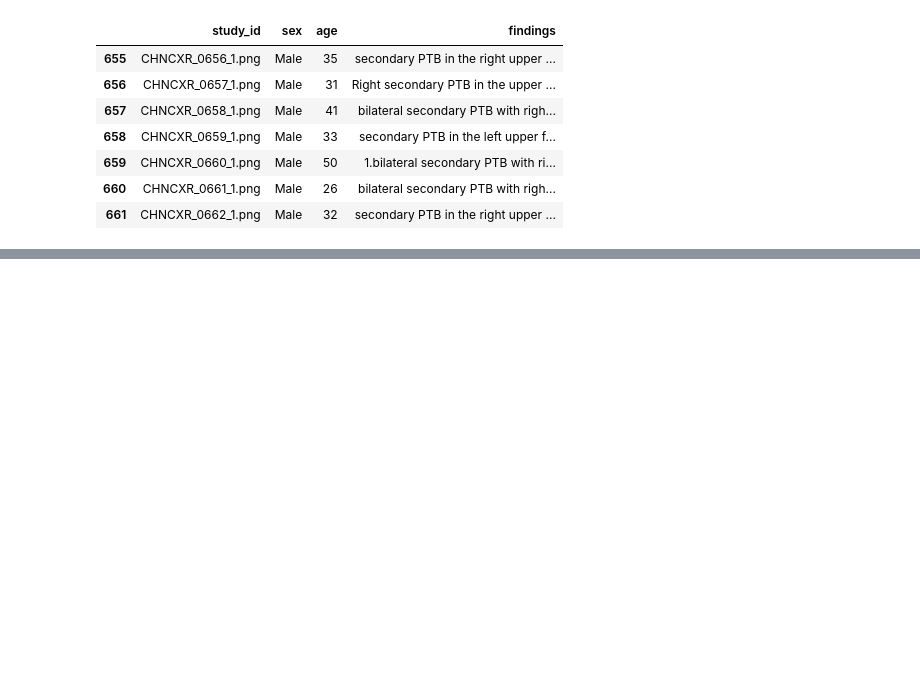
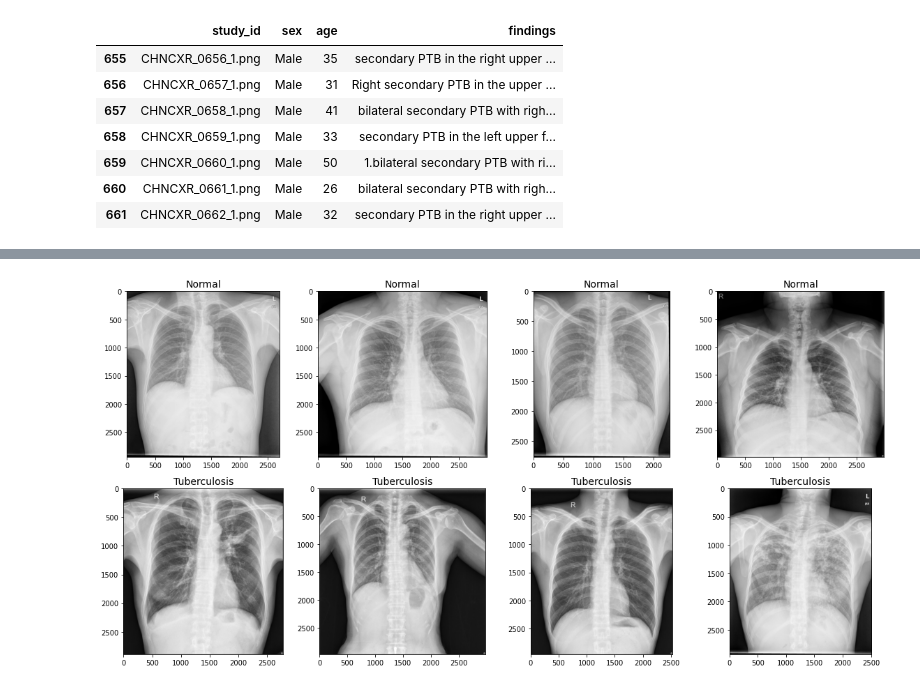
Before and after one commit to jKulrativid/shenzhen_tubo_data, a Jupyter notebook: EDA.ipynb, the cells around one changed output, grey strips where cells are left out. Drawn from its saved outputs; the diff is of its cells as text; code cells hidden in the pictures; blank space fills up the shorter version.

```diff
--- a/EDA.ipynb
+++ b/EDA.ipynb
@@ -64,0 +75,29 @@ CHNCXR_0006_0.png
+# %%
+def extract_target(x):
+    target = int(x[-5])
+    if target == 0:
+        return 'Normal'
+    if target == 1:
+        return 'Tuberculosis'
+# %%
+df['target'] = df['study_id'].apply(extract_target)
+# %%
+def draw_category_images(col_name,figure_cols, df, IMAGE_PATH):
+
+    categories = (df.groupby([col_name])[col_name].nunique()).index
+    f, ax = plt.subplots(nrows=len(categories),ncols=figure_cols,
+                         figsize=(4*figure_cols,4*len(categories)))
+    for i, cat in enumerate(categories):
+        sample = df[df[col_name]==cat].sample(figure_cols)
+        for j in range(0,figure_cols):
+            file=IMAGE_PATH + sample.iloc[j]['study_id']
+            im=imageio.imread(file)
+            ax[i, j].imshow(im, resample=True, cmap='gray')
+            ax[i, j].set_title(cat, fontsize=14)
+    plt.tight_layout()
+    plt.show()
+# %%
+IMAGE_PATH = '/content/gdrive/MyDrive/shenzhen_tubeculosis/images/images/'
+draw_category_images('target',4, df, IMAGE_PATH)
+# %% [output]
+[figure, added]
```
Also changed, not shown: parts of 4 cells of this notebook.
